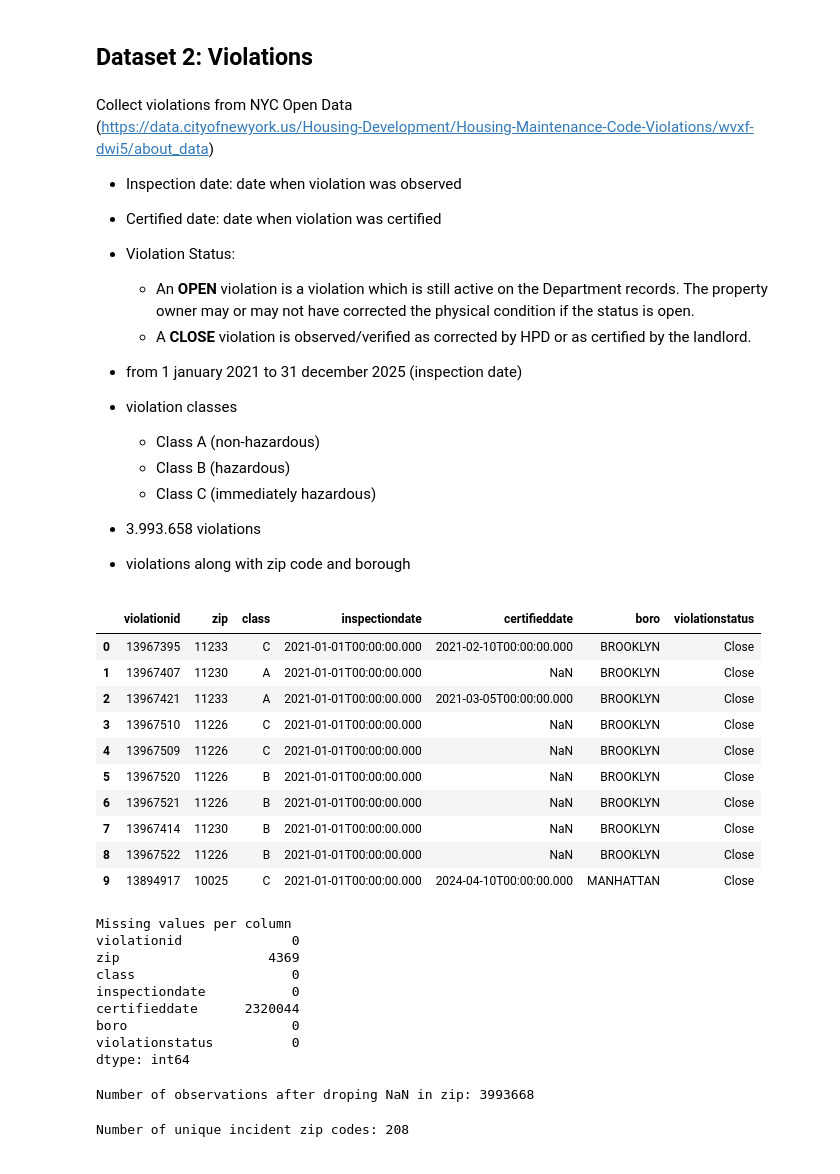
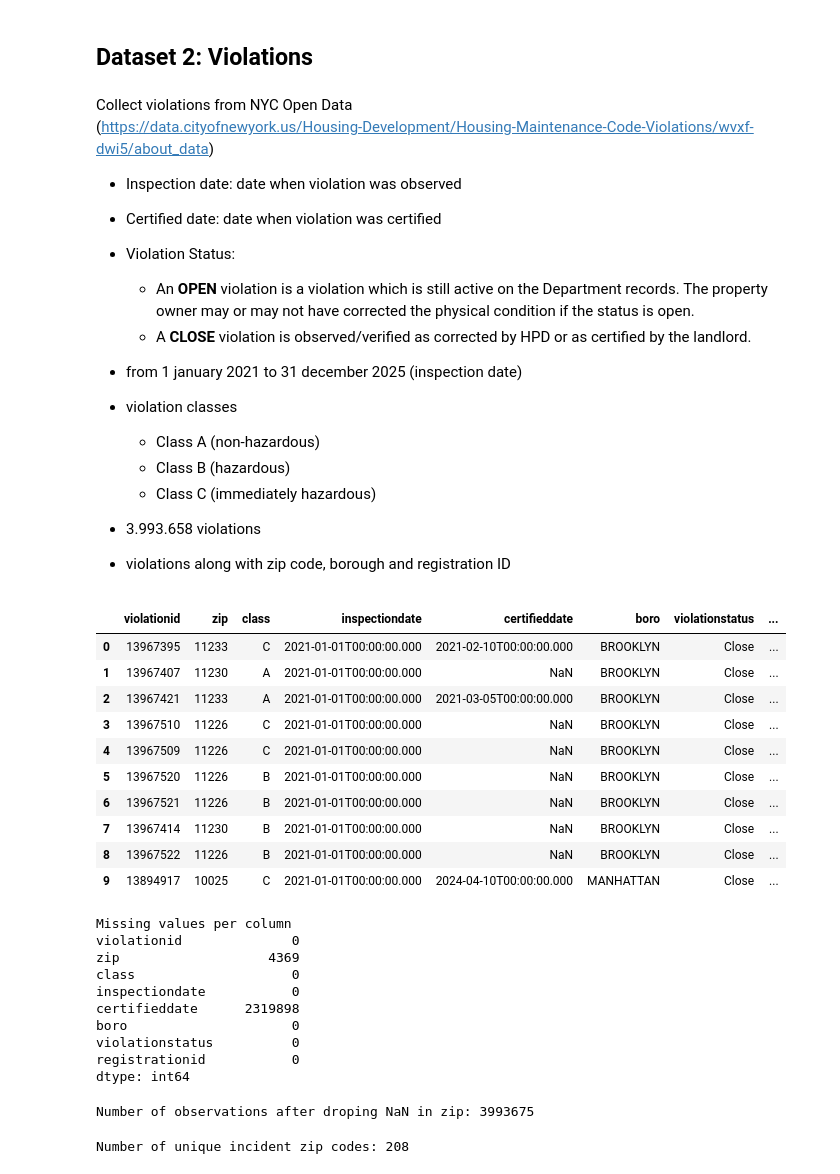
Before and after one commit to mariatmvendas/sdata_project, a Jupyter notebook: build_datasets.ipynb, the cells around one changed output. Drawn from its saved outputs; the diff is of its cells as text; code cells hidden in the pictures.

Commit message:
RegID added to violations; contacts dataset added

```diff
--- a/build_datasets.ipynb
+++ b/build_datasets.ipynb
@@ -125,32 +125,32 @@ Collect violations from NYC Open Data <br>
     - Class B (hazardous)
     - Class C (immediately hazardous)
 - 3.993.658 violations
-- violations along with zip code and borough
+- violations along with zip code, borough and registration ID
 # %%
 base_url_violations = "https://data.cityofnewyork.us/resource/wvxf-dwi5.json"
 
 params_violations = {
-    "$select": "violationid, zip, class, inspectiondate, certifieddate, boro, violationstatus",
+    "$select": "violationid, zip, class, inspectiondate, certifieddate, boro, violationstatus, registrationid",
     "$where": "inspectiondate >= '2021-01-01T00:00:00.000' AND inspectiondate < '2026-01-01T00:00:00.000' AND class !='I'",
     "$limit": 10000000
 }
 
 response = requests.get(base_url_violations, params=params_violations)
 data = response.json()
 df_violations = pd.DataFrame(data)
 df_violations.head(10)
 # %% [output]
-|  | violationid | zip | class | inspectiondate | certifieddate | boro | violationstatus |
-| 0 | 13967395 | 11233 | C | 2021-01-01T00:00:00.000 | 2021-02-10T00:00:00.000 | BROOKLYN | Close |
-| 1 | 13967407 | 11230 | A | 2021-01-01T00:00:00.000 | NaN | BROOKLYN | Close |
-| 2 | 13967421 | 11233 | A | 2021-01-01T00:00:00.000 | 2021-03-05T00:00:00.000 | BROOKLYN | Close |
-| 3 | 13967510 | 11226 | C | 2021-01-01T00:00:00.000 | NaN | BROOKLYN | Close |
-| 4 | 13967509 | 11226 | C | 2021-01-01T00:00:00.000 | NaN | BROOKLYN | Close |
-| 5 | 13967520 | 11226 | B | 2021-01-01T00:00:00.000 | NaN | BROOKLYN | Close |
-| 6 | 13967521 | 11226 | B | 2021-01-01T00:00:00.000 | NaN | BROOKLYN | Close |
-| 7 | 13967414 | 11230 | B | 2021-01-01T00:00:00.000 | NaN | BROOKLYN | Close |
-| 8 | 13967522 | 11226 | B | 2021-01-01T00:00:00.000 | NaN | BROOKLYN | Close |
-| 9 | 13894917 | 10025 | C | 2021-01-01T00:00:00.000 | 2024-04-10T00:00:00.000 | MANHATTAN | Close |
+|  | violationid | zip | class | inspectiondate | certifieddate | boro | violationstatus | ... |
+| 0 | 13967395 | 11233 | C | 2021-01-01T00:00:00.000 | 2021-02-10T00:00:00.000 | BROOKLYN | Close | ... |
+| 1 | 13967407 | 11230 | A | 2021-01-01T00:00:00.000 | NaN | BROOKLYN | Close | ... |
+| 2 | 13967421 | 11233 | A | 2021-01-01T00:00:00.000 | 2021-03-05T00:00:00.000 | BROOKLYN | Close | ... |
+| 3 | 13967510 | 11226 | C | 2021-01-01T00:00:00.000 | NaN | BROOKLYN | Close | ... |
+| 4 | 13967509 | 11226 | C | 2021-01-01T00:00:00.000 | NaN | BROOKLYN | Close | ... |
+| 5 | 13967520 | 11226 | B | 2021-01-01T00:00:00.000 | NaN | BROOKLYN | Close | ... |
+| 6 | 13967521 | 11226 | B | 2021-01-01T00:00:00.000 | NaN | BROOKLYN | Close | ... |
+| 7 | 13967414 | 11230 | B | 2021-01-01T00:00:00.000 | NaN | BROOKLYN | Close | ... |
+| 8 | 13967522 | 11226 | B | 2021-01-01T00:00:00.000 | NaN | BROOKLYN | Close | ... |
+| 9 | 13894917 | 10025 | C | 2021-01-01T00:00:00.000 | 2024-04-10T00:00:00.000 | MANHATTAN | Close | ... |
 # %%
 print("Missing values per column")
 print(df_violations.isna().sum())
@@ -160,15 +160,16 @@ violationid              0
 zip                   4369
 class                    0
 inspectiondate           0
-certifieddate      2320044
+certifieddate      2319898
 boro                     0
 violationstatus          0
+registrationid           0
 dtype: int64
 # %%
 df_violations = df_violations.dropna(subset=["zip"])
 print(f"Number of observations after droping NaN in zip: {len(df_violations)}")
 # %% [output]
-Number of observations after droping NaN in zip: 3993668
+Number of observations after droping NaN in zip: 3993675
 # %%
 print(f"Number of unique incident zip codes: {len(df_violations['zip'].unique())}")
 # %% [output]
```
Also changed, not shown: parts of 9 cells of this notebook, 3 other files.
